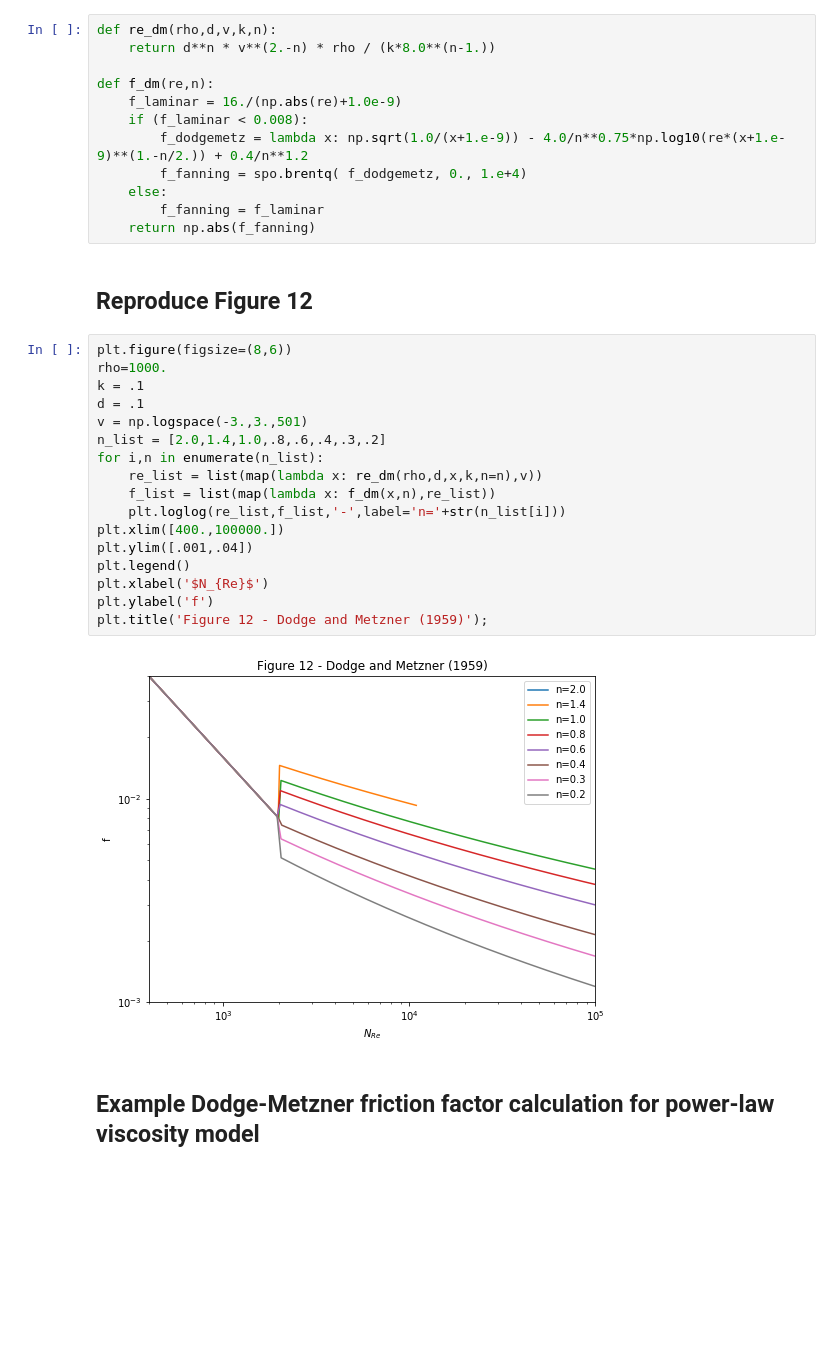
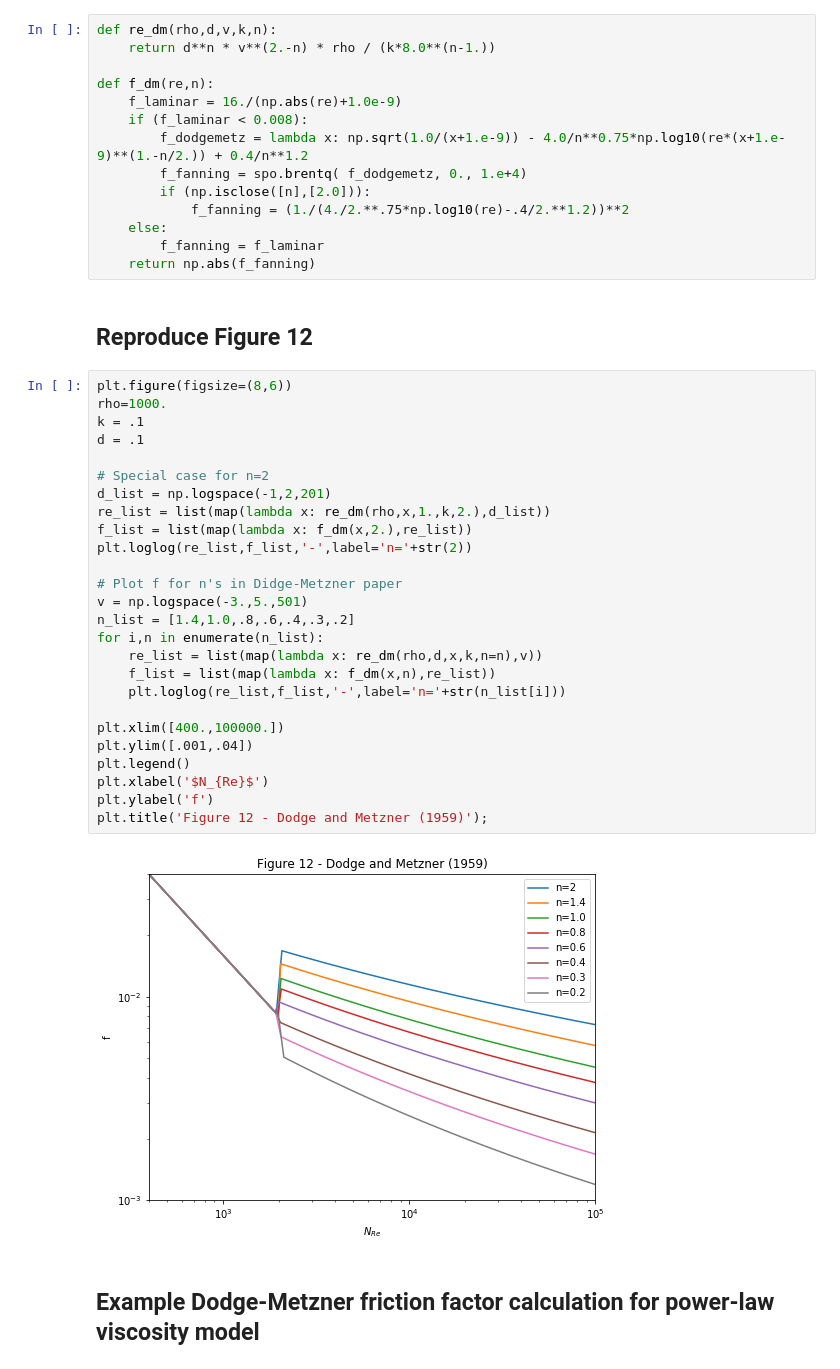
Before and after one commit to rheopy/rheoflow, a Jupyter notebook: notebooks/dodge_metzner.ipynb, the cells around one changed output. Cells and saved outputs as stored; diff of their text form; blank space fills up the shorter version.

Commit message:
Fixed special case of n=2

```diff
--- a/notebooks/dodge_metzner.ipynb
+++ b/notebooks/dodge_metzner.ipynb
@@ -41,6 +41,8 @@ def f_dm(re,n):
     if (f_laminar < 0.008):
         f_dodgemetz = lambda x: np.sqrt(1.0/(x+1.e-9)) - 4.0/n**0.75*np.log10(re*(x+1.e-9)**(1.-n/2.)) + 0.4/n**1.2
         f_fanning = spo.brentq( f_dodgemetz, 0., 1.e+4)
+        if (np.isclose([n],[2.0])):
+            f_fanning = (1./(4./2.**.75*np.log10(re)-.4/2.**1.2))**2
     else:
         f_fanning = f_laminar
     return np.abs(f_fanning)
@@ -49,22 +51,31 @@ def f_dm(re,n):
 # %%
 plt.figure(figsize=(8,6))
 rho=1000.
 k = .1
 d = .1
-v = np.logspace(-3.,3.,501)
-n_list = [2.0,1.4,1.0,.8,.6,.4,.3,.2]
+
+# Special case for n=2
+d_list = np.logspace(-1,2,201)
+re_list = list(map(lambda x: re_dm(rho,x,1.,k,2.),d_list))
+f_list = list(map(lambda x: f_dm(x,2.),re_list))
+plt.loglog(re_list,f_list,'-',label='n='+str(2))
+
+# Plot f for n's in Didge-Metzner paper
+v = np.logspace(-3.,5.,501)
+n_list = [1.4,1.0,.8,.6,.4,.3,.2]
 for i,n in enumerate(n_list):
     re_list = list(map(lambda x: re_dm(rho,d,x,k,n=n),v))
     f_list = list(map(lambda x: f_dm(x,n),re_list))
     plt.loglog(re_list,f_list,'-',label='n='+str(n_list[i]))
+
 plt.xlim([400.,100000.])
 plt.ylim([.001,.04])
 plt.legend()
 plt.xlabel('$N_{Re}$')
 plt.ylabel('f')
 plt.title('Figure 12 - Dodge and Metzner (1959)');
 # %% [output]
-[figure, old version]
+[figure, new version]
 # %% [markdown]
 ## Example Dodge-Metzner friction factor calculation for power-law viscosity model
 # %%
```
